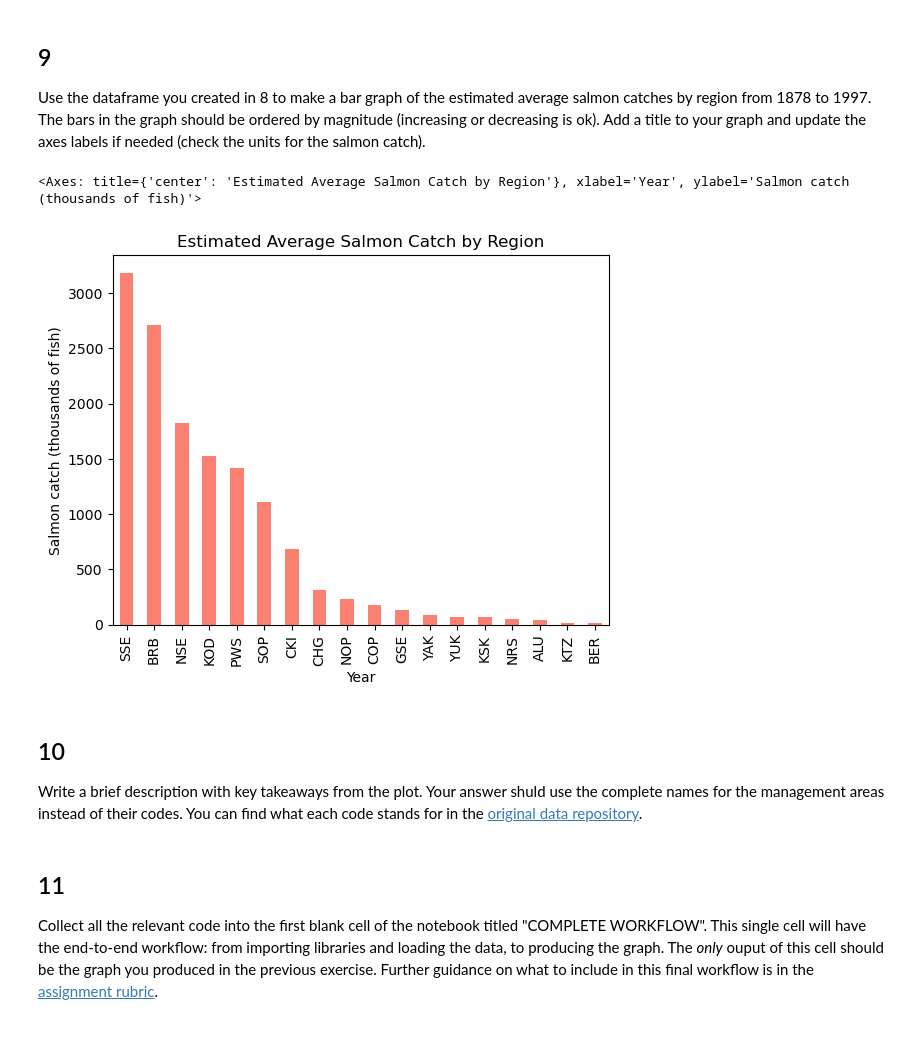
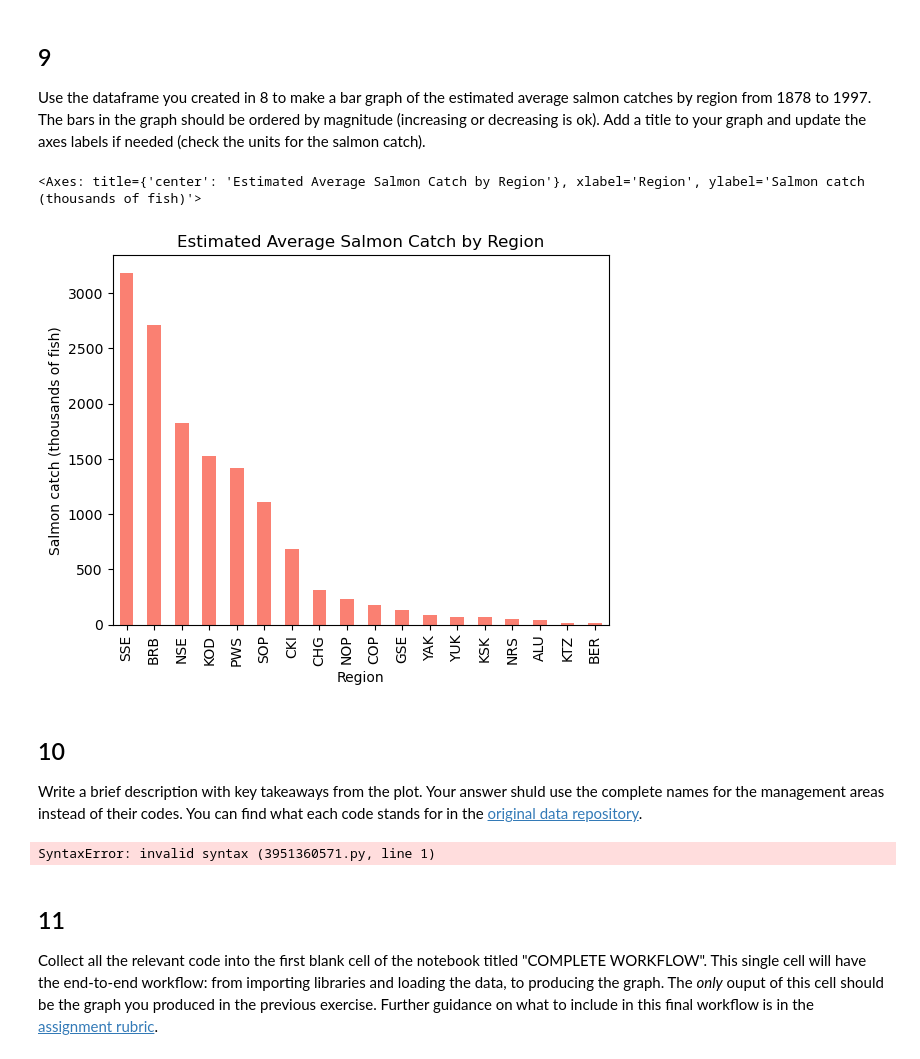
Before and after one commit to IsabellaSegarra/eds220-hwk2, a Jupyter notebook: task2/hwk2-task2-salmon.ipynb, the cells around one changed output. Saved outputs shown, nothing was run; the diff lists cells and outputs as text; code cells hidden in the pictures.

Commit message:
Finished commenting on code for task 2, updated final graph and final code output, and finished tasks 3-7 of task 3.

```diff
--- a/task2/hwk2-task2-salmon.ipynb
+++ b/task2/hwk2-task2-salmon.ipynb
@@ -238,4 +236,5 @@ In the next cell:
 # %% [markdown]
 <!-- BEGIN QUESTION -->
 # %%
-catch_data['Catch'] = catch_data[catch_data['Catch'] == "I"].replace("I", "1")
+# View what is happening to the 'Catch' column outsid of the data frame
+catch_data[catch_data['Catch'] == "I"].replace("I", "1")
@@ -242,3 +244,7 @@ catch_data['Catch'] = catch_data[catch_data['Catch'] == "I"].replace("I", "1")
 # %%
 # Update the 'Catch' column by using '.replace()' to replace all 'I's with '1's
-catch_data['Catch'] = catch_data['Catch'].replace("I", "1")
+catch_data['Catch'] = catch_data['Catch'].replace("I", 1)
+
+# Another way to update the column using 'loc' to locat where in the 'Catch' column there is a letter 'I' and -
+# overwriting that letter with the number '1'
+catch_data.loc[catch_data['Catch'] == "I", 'Catch'] = 1
@@ -345,19 +344,19 @@ q8 results: All test cases passed!
 
 Use the dataframe you created in 8 to make a bar graph of the estimated average salmon catches by region from 1878 to 1997. The bars in the graph should be ordered by magnitude (increasing or decreasing is ok). Add a title  to your graph and update the axes labels if needed (check the units for the salmon catch).
 # %%
-
+# Plot the 'avg_region' dataframe, sort values first and use the 'plot()' function and specify the x and y axes
 avg_region.sort_values(ascending=False).plot(
     kind='bar',
-    x='Year',
+    x='Region',
     y='Catch',
-    title='Estimated Average Salmon Catch by Region',
-    xlabel='Year',
+    title='Estimated Average Salmon Catch by Region in Alaska',
+    xlabel='Region',
     ylabel='Salmon catch (thousands of fish)',
     color='#FA8072'
 )
 # %% [output]
-<Axes: title={'center': 'Estimated Average Salmon Catch by Region'}, xlabel='Year', ylabel='Salmon catch (thousands of fish)'>
+<Axes: title={'center': 'Estimated Average Salmon Catch by Region'}, xlabel='Region', ylabel='Salmon catch (thousands of fish)'>
-[figure, old version]
+[figure, new version]
 # %% [markdown]
 <!-- END QUESTION -->
 
@@ -366,6 +365,10 @@ avg_region.sort_values(ascending=False).plot(
 ## 10
 
 Write a brief description with key takeaways from the plot. Your answer shuld use the complete names for the management areas instead of their codes. You can find what each code stands for in the [original data repository](https://knb.ecoinformatics.org/view/df35b.304.2#df35b.303.1).
+# %%
+The data displays the estimated average Salmon Catch by region.
+# %% [output]
+SyntaxError: invalid syntax (3951360571.py, line 1)
 # %% [markdown]
 <!-- END QUESTION -->
 
```
Also changed, not shown: parts of 10 cells of this notebook, 1 other file.
